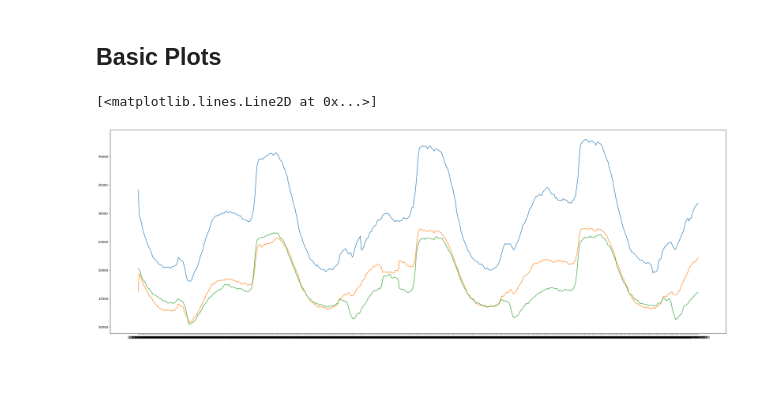
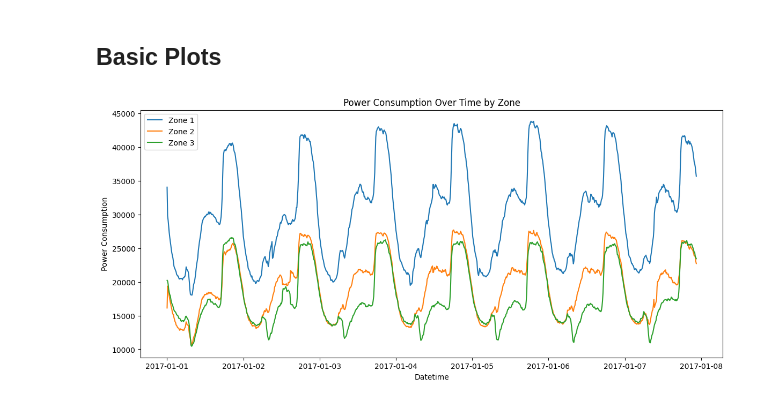
Before and after one commit to hardikprakash/powerq, a Jupyter notebook: notebooks/data_preprocess.ipynb, the cells around one changed output. Saved outputs shown, nothing was run; the diff lists cells and outputs as text; code cells hidden in the pictures; blank space fills up the shorter version.

Commit message:
checkpoint: EDA plots

```diff
--- a/notebooks/data_preprocess.ipynb
+++ b/notebooks/data_preprocess.ipynb
@@ -42,18 +56,25 @@ dtypes: float64(8), object(1)
 memory usage: 3.6+ MB
 # %% [markdown]
 ## Basic Plots
+# %%
+df['Datetime'] = pd.to_datetime(df['Datetime'])
+# Local Trends
+df_trunc = df.head(1000)
+# Long Term Trends
+df_downsampled = df.iloc[::100, :]
+# Overview Trends
+df_downdownsampled = df.iloc[::500, :]
 # %%
-# Local Trends
-df_trunc = df.head(500)
-# Long Term Trends
-downsampled_df = df.iloc[::100, :]
 
-plt.figure(figsize=(36,12))
+
+plt.figure(figsize=(14,6))
 plt.plot(df_trunc['Datetime'], df_trunc['PowerConsumption_Zone1'], label='Zone 1')
 plt.plot(df_trunc['Datetime'], df_trunc['PowerConsumption_Zone2'], label='Zone 2')
 plt.plot(df_trunc['Datetime'], df_trunc['PowerConsumption_Zone3'], label='Zone 3')
-
-# plt.plot(downsampled_df['Datetime'], downsampled_df['PowerConsumption_Zone1'], label='Zone 1')
+plt.xlabel("Datetime")
+plt.ylabel("Power Consumption")
+plt.legend()
+plt.title("Power Consumption Over Time by Zone")
+plt.show()
 # %% [output]
-[<matplotlib.lines.Line2D at 0x...>]
-[figure, old version]
+[figure, new version]
```
Also changed, not shown: parts of 17 cells of this notebook.
